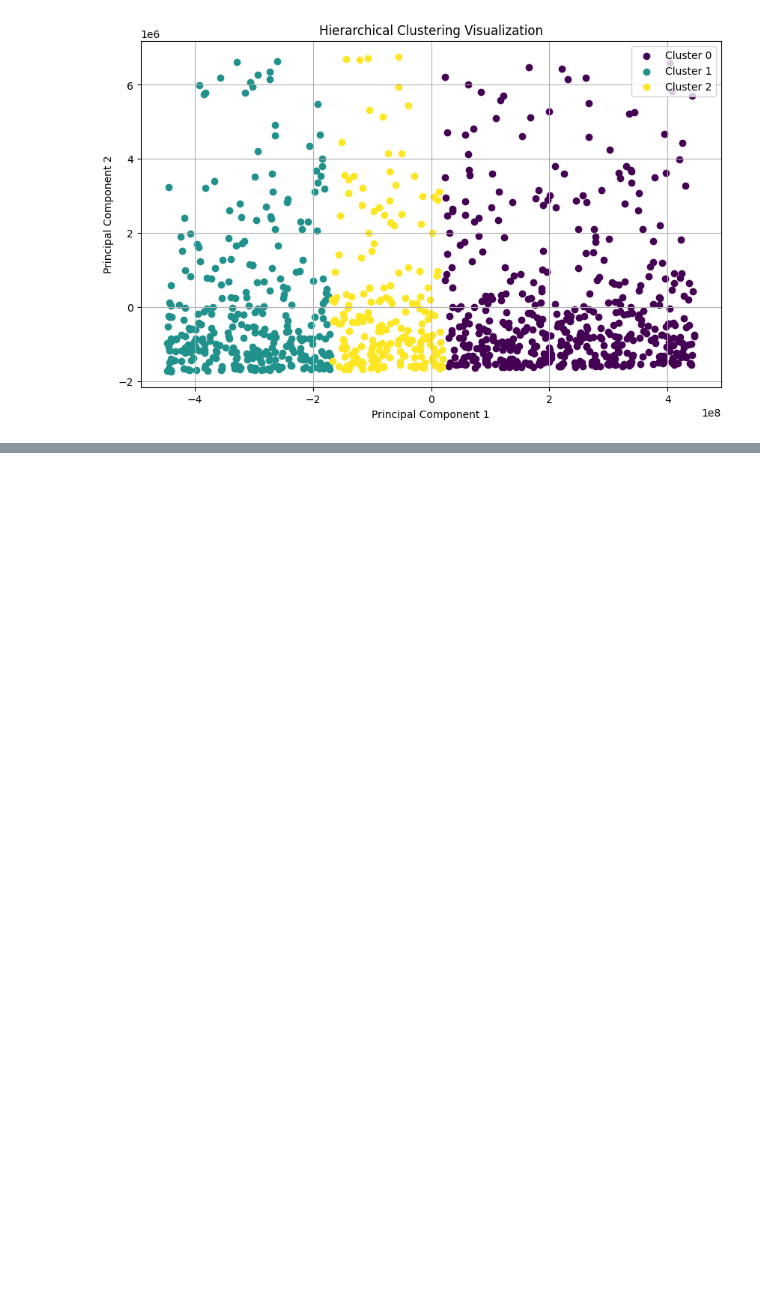
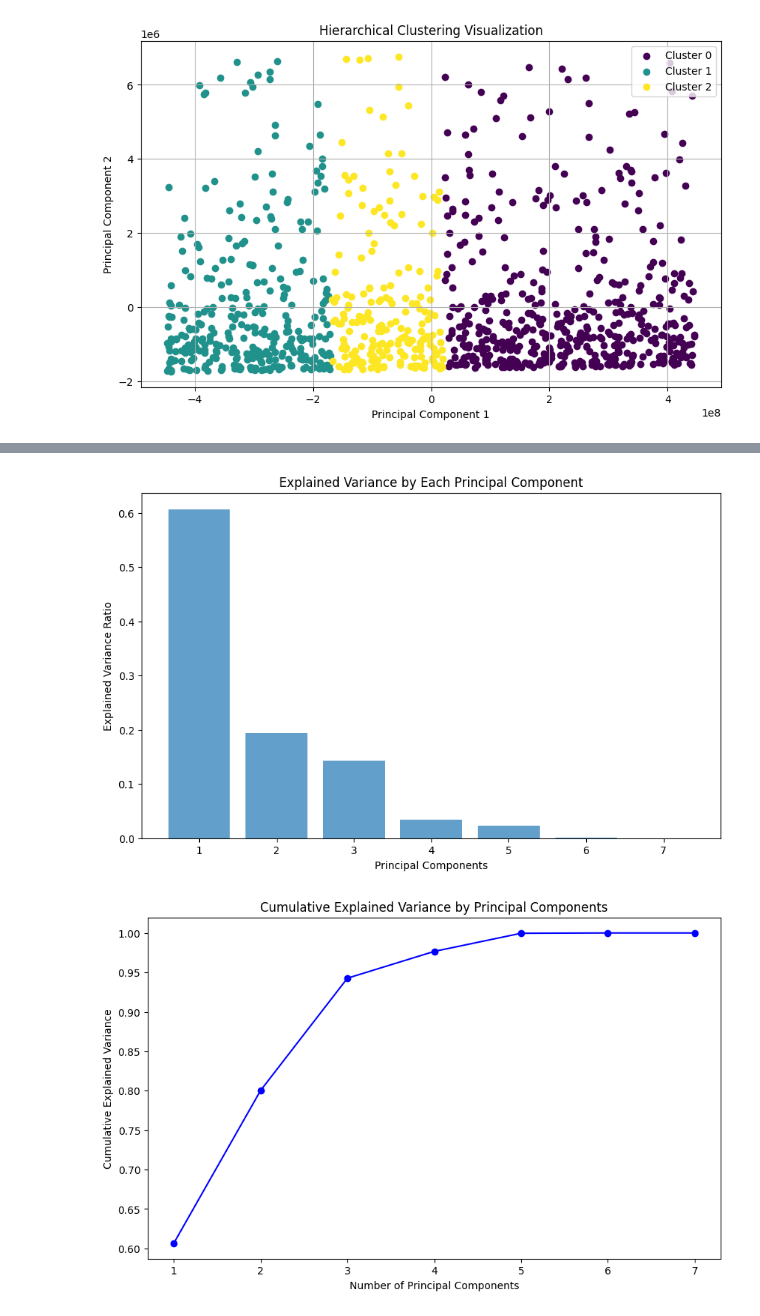
Before and after one commit to ChopsySeemakurty/Exploratory-data-analysis-th-da, a Jupyter notebook: EDATHDA.ipynb, the cells around one changed output, grey strips where cells are left out. Drawn from its saved outputs; the diff is of its cells as text; code cells hidden in the pictures; blank space fills up the shorter version.

```diff
--- a/EDATHDA.ipynb
+++ b/EDATHDA.ipynb
@@ -303,3 +303,80 @@ plt.show()
 # %% [output]
 [figure]
 [figure]
+# %%
+import pandas as pd
+import numpy as np
+import matplotlib.pyplot as plt
+from sklearn.preprocessing import StandardScaler
+from sklearn.decomposition import PCA
+import seaborn as sns
+
+# Step 1: Load the dataset from the URL
+url = "https://raw.githubusercontent.com/salemprakash/EDA/main/Data/1000%20Sales%20Records.csv"
+data = pd.read_csv(url)
+
+# Step 2: Inspect the data to understand its structure
+print("Data Head:")
+print(data.head())
+
+# Step 3: Check for missing values
+print("\nMissing Values:")
+print(data.isnull().sum())
+
+# Step 4: Drop non-numeric columns (if any), as PCA requires numeric data
+# First, check column types
+print("\nData Types:")
+print(data.dtypes)
+
+# Drop columns that are not numeric
+data_numeric = data.select_dtypes(include=[np.number])
+
+# Handle missing values (you can either drop rows or fill them, here we will fill with mean)
+data_numeric.fillna(data_numeric.mean(), inplace=True)
+
+# Step 5: Standardize the data
+scaler = StandardScaler()
+data_scaled = scaler.fit_transform(data_numeric)
+
+# Step 6: Perform PCA
+pca = PCA()
+pca.fit(data_scaled)
+
+# Step 7: Explained variance ratio
+print("\nExplained Variance Ratio of Each Principal Component:")
+print(pca.explained_variance_ratio_)
+
+# Step 8: Plot the explained variance
+plt.figure(figsize=(10, 6))
+plt.bar(range(1, len(pca.explained_variance_ratio_) + 1), pca.explained_variance_ratio_, alpha=0.7)
+plt.xlabel('Principal Components')
+plt.ylabel('Explained Variance Ratio')
+plt.title('Explained Variance by Each Principal Component')
+plt.show()
+
+# Step 9: Cumulative Explained Variance
+plt.figure(figsize=(10, 6))
+plt.plot(range(1, len(pca.explained_variance_ratio_) + 1), np.cumsum(pca.explained_variance_ratio_), marker='o', color='b')
+plt.xlabel('Number of Principal Components')
+plt.ylabel('Cumulative Explained Variance')
+plt.title('Cumulative Explained Variance by Principal Components')
+plt.show()
+
+# Step 10: Choose the number of components to keep (e.g., 2 or 3)
+pca_2 = PCA(n_components=2)
+data_pca_2 = pca_2.fit_transform(data_scaled)
+
+# Step 11: Create a DataFrame with the first two principal components
+pca_df = pd.DataFrame(data_pca_2, columns=['PC1', 'PC2'])
+
+# Step 12: Visualize the data in the first two principal components
+plt.figure(figsize=(10, 6))
+sns.scatterplot(x='PC1', y='PC2', data=pca_df, alpha=0.7, color='green')
+plt.xlabel('Principal Component 1')
+plt.ylabel('Principal Component 2')
+plt.title('PCA - First Two Principal Components')
+plt.show()
+
+# Optional: You can also save the transformed data
+pca_df.to_csv('PCA_2_components.csv', index=False)
+# %% [output]
@@ -305,0 +400,2 @@ plt.show()
+[figure, added]
+[figure, added]
```
Also changed, not shown: parts of 1 cell of this notebook.
